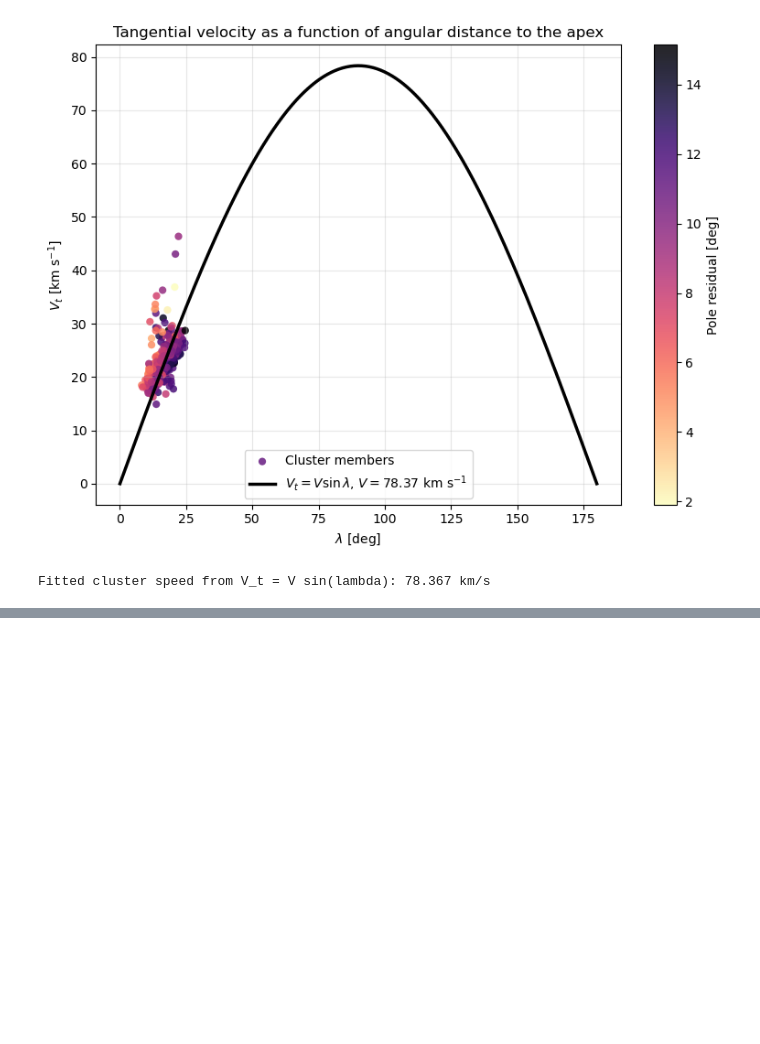
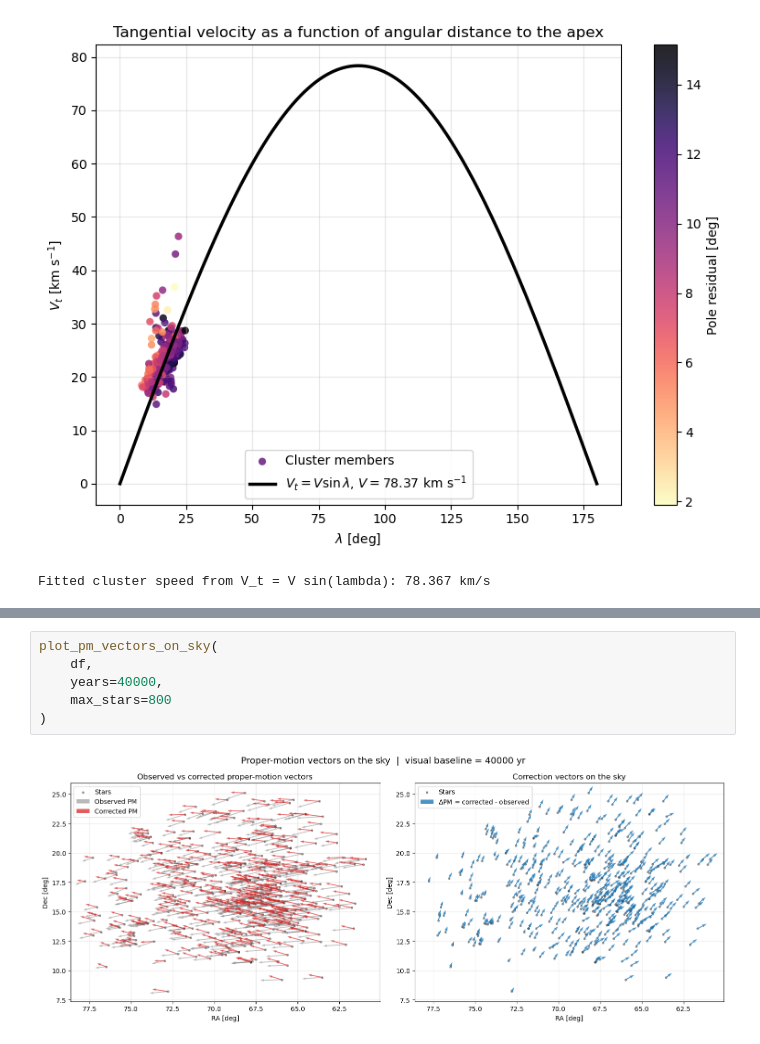
Before and after one commit to nicolasbojacarojas/clusterization_project, a Jupyter notebook: dev/pasantia/analisis_real/analisis_hyades_corrected.ipynb, the cells around one changed output, grey strips where cells are left out. Saved outputs shown, nothing was run; the diff lists cells and outputs as text; blank space fills up the shorter version.

```diff
--- a/dev/pasantia/analisis_real/analisis_hyades_corrected.ipynb
+++ b/dev/pasantia/analisis_real/analisis_hyades_corrected.ipynb
@@ -2642,0 +3110,8 @@ Fitted cluster speed from V_t = V sin(lambda): 78.367 km/s
+# %%
+plot_pm_vectors_on_sky(
+    df,
+    years=40000,
+    max_stars=800
+)
+# %% [output]
+[figure, added]
```
Also changed, not shown: parts of 3 cells of this notebook, 2 other files.
